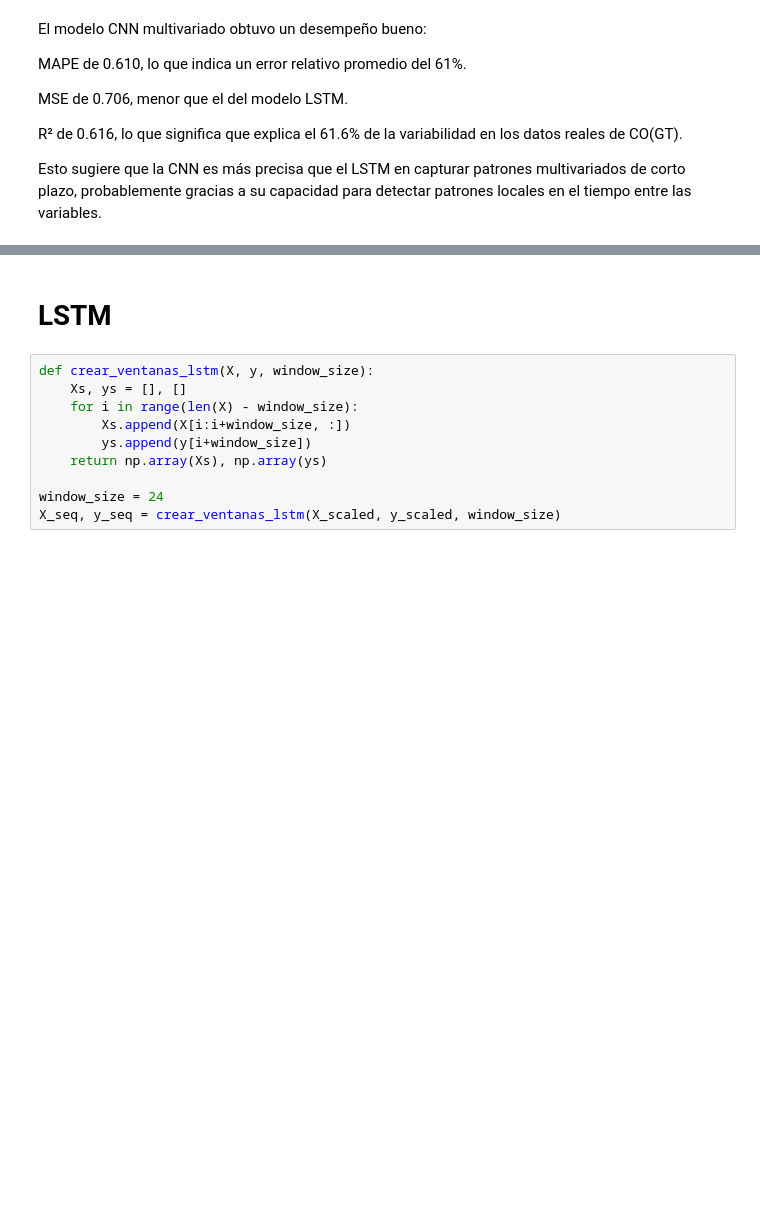
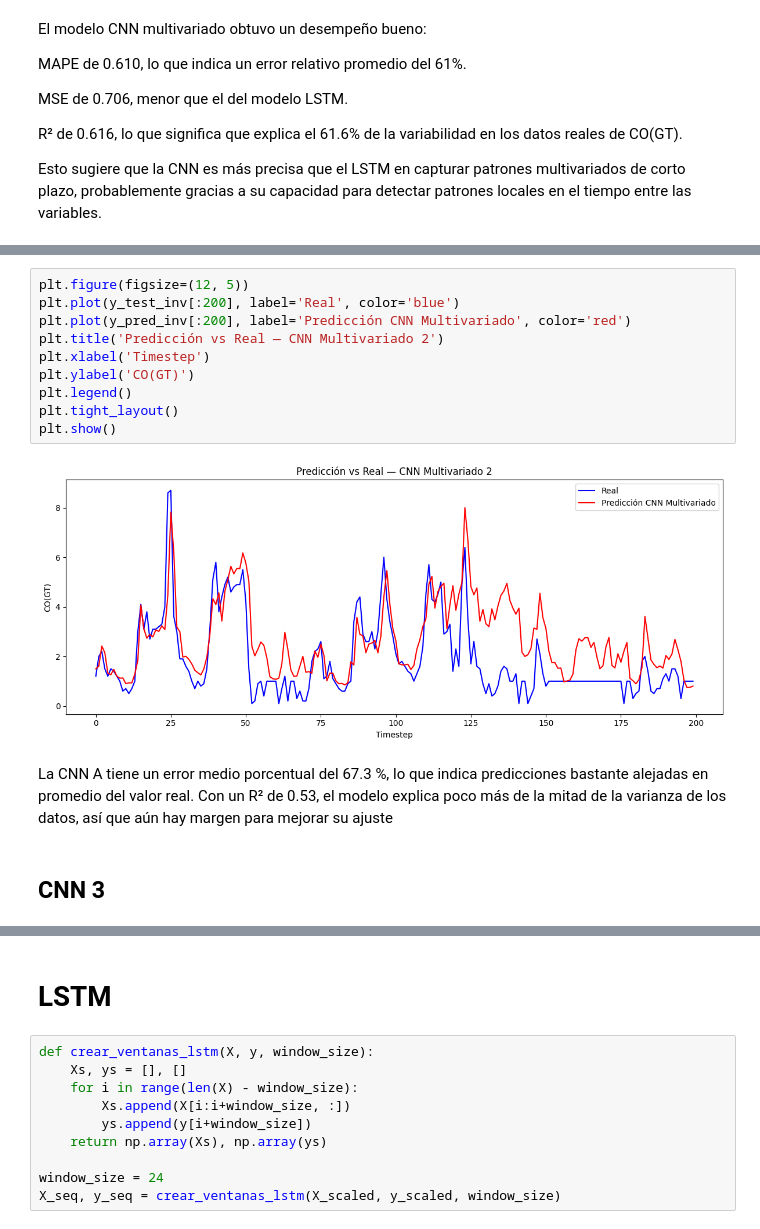
Before and after one commit to Maria-Paula-PR/Air_Quality_Pred_Clas, a Jupyter notebook: MULTIVARIADO.ipynb, the cells around one changed output, grey strips where cells are left out. Saved outputs shown, nothing was run; the diff lists cells and outputs as text; blank space fills up the shorter version.

```diff
--- a/MULTIVARIADO.ipynb
+++ b/MULTIVARIADO.ipynb
@@ -251,0 +481,16 @@ Esto sugiere que la CNN es más precisa que el LSTM en capturar patrones multiva
+# %%
+plt.figure(figsize=(12, 5))
+plt.plot(y_test_inv[:200], label='Real', color='blue')
+plt.plot(y_pred_inv[:200], label='Predicción CNN Multivariado', color='red')
+plt.title('Predicción vs Real — CNN Multivariado 2')
+plt.xlabel('Timestep')
+plt.ylabel('CO(GT)')
+plt.legend()
+plt.tight_layout()
+plt.show()
+# %% [output]
+[figure, added]
+# %% [markdown]
+La CNN A tiene un error medio porcentual del 67.3 %, lo que indica predicciones bastante alejadas en promedio del valor real. Con un R² de 0.53, el modelo explica poco más de la mitad de la varianza de los datos, así que aún hay margen para mejorar su ajuste
+# %% [markdown]
+## CNN 3
```
Also changed, not shown: parts of 46 cells of this notebook, 11 other files.
